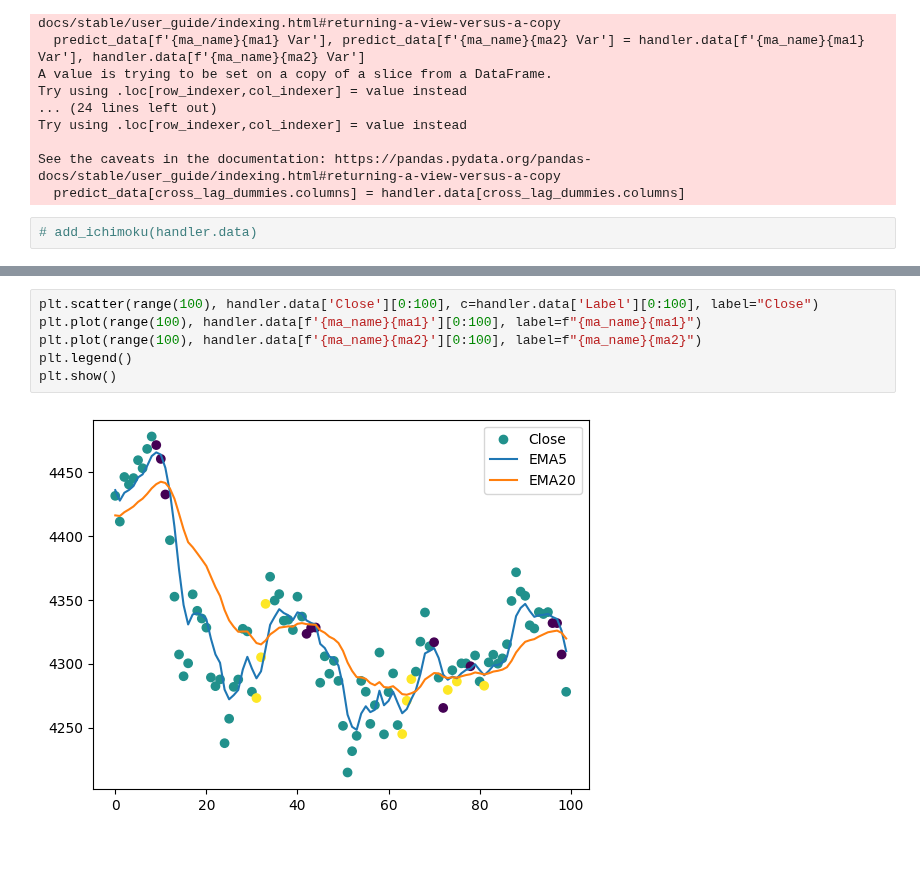
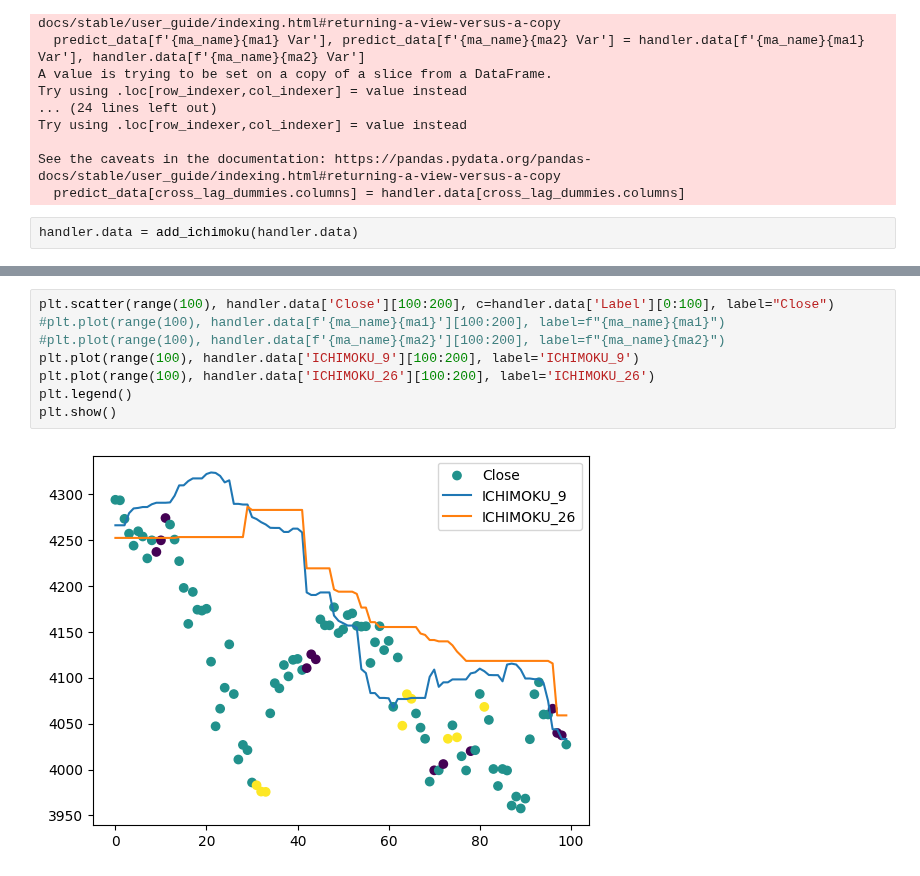
Before and after one commit to Alexis-Fauxbaton/Financial-Predictions, a Jupyter notebook: test.ipynb, the cells around one changed output, grey strips where cells are left out. Saved outputs shown, nothing was run; the diff lists cells and outputs as text.

```diff
--- a/test.ipynb
+++ b/test.ipynb
@@ -104,7 +104,7 @@ Try using .loc[row_indexer,col_indexer] = value instead
 See the caveats in the documentation: https://pandas.pydata.org/pandas-docs/stable/user_guide/indexing.html#returning-a-view-versus-a-copy
   predict_data[cross_lag_dummies.columns] = handler.data[cross_lag_dummies.columns]
 # %%
-# add_ichimoku(handler.data)
+handler.data = add_ichimoku(handler.data)
 # %%
 handler.data.iloc[0:30]
 # %% [output]
@@ -126,13 +126,15 @@ handler.data.iloc[0:30]
 | 62 | 1502998200000 | 4287.61 | 4327.25 | 4287.61 | 4327.25 | 8.164408 | 35181.405172 | 57 | 4295.393363 | 4325.139601 | ... |
 | 63 | 1502999100000 | 4327.25 | 4335.30 | 4325.23 | 4325.23 | 5.380492 | 23287.774000 | 43 | 4305.338909 | 4325.148225 | ... |
 # %%
-plt.scatter(range(100), handler.data['Close'][0:100], c=handler.data['Label'][0:100], label="Close")
-plt.plot(range(100), handler.data[f'{ma_name}{ma1}'][0:100], label=f"{ma_name}{ma1}")
-plt.plot(range(100), handler.data[f'{ma_name}{ma2}'][0:100], label=f"{ma_name}{ma2}")
+plt.scatter(range(100), handler.data['Close'][100:200], c=handler.data['Label'][0:100], label="Close")
+#plt.plot(range(100), handler.data[f'{ma_name}{ma1}'][100:200], label=f"{ma_name}{ma1}")
+#plt.plot(range(100), handler.data[f'{ma_name}{ma2}'][100:200], label=f"{ma_name}{ma2}")
+plt.plot(range(100), handler.data['ICHIMOKU_9'][100:200], label='ICHIMOKU_9')
+plt.plot(range(100), handler.data['ICHIMOKU_26'][100:200], label='ICHIMOKU_26')
 plt.legend()
 plt.show()
 # %% [output]
-[figure, old version]
+[figure, new version]
 # %%
 import numpy as np
 import matplotlib.pyplot as plt
```
Also changed, not shown: parts of 2 cells of this notebook, 5 other files.
